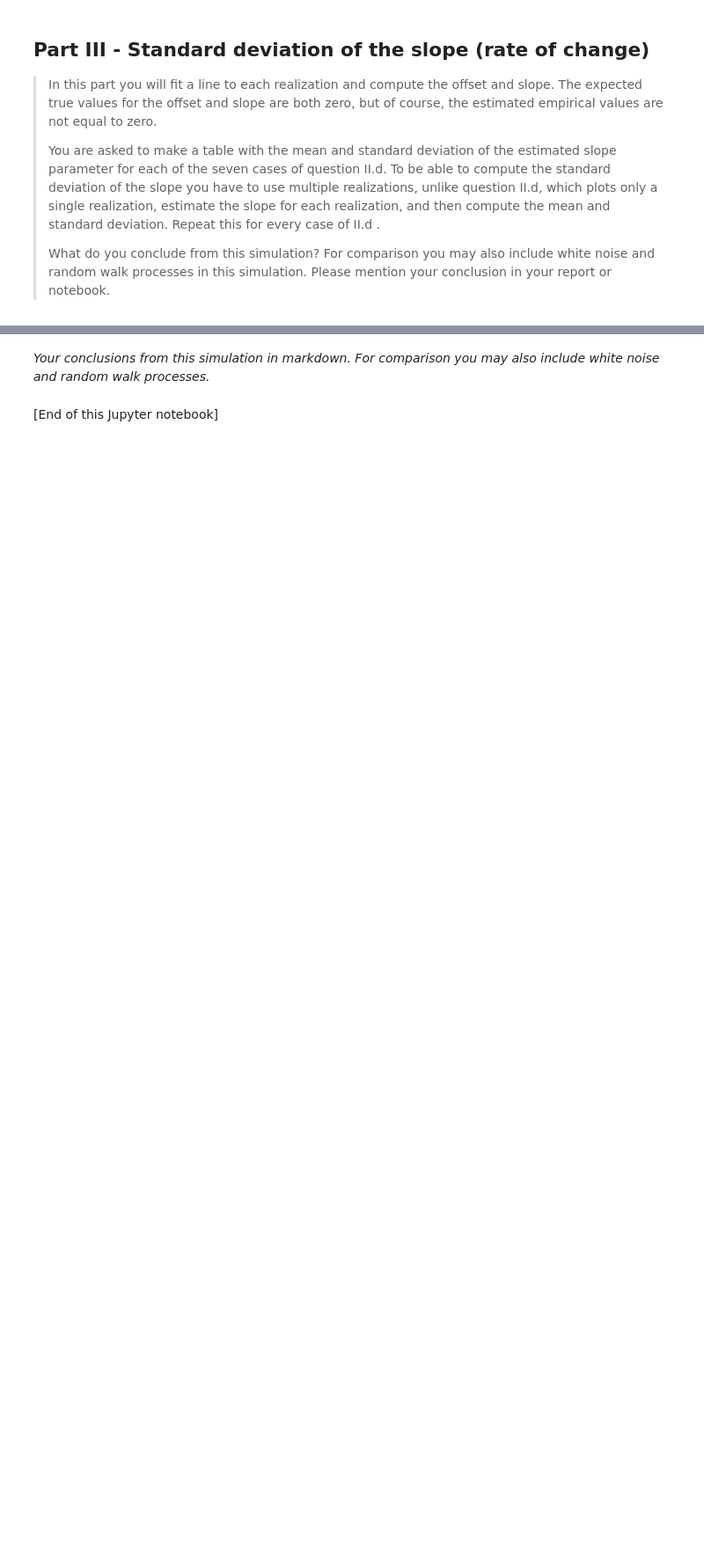
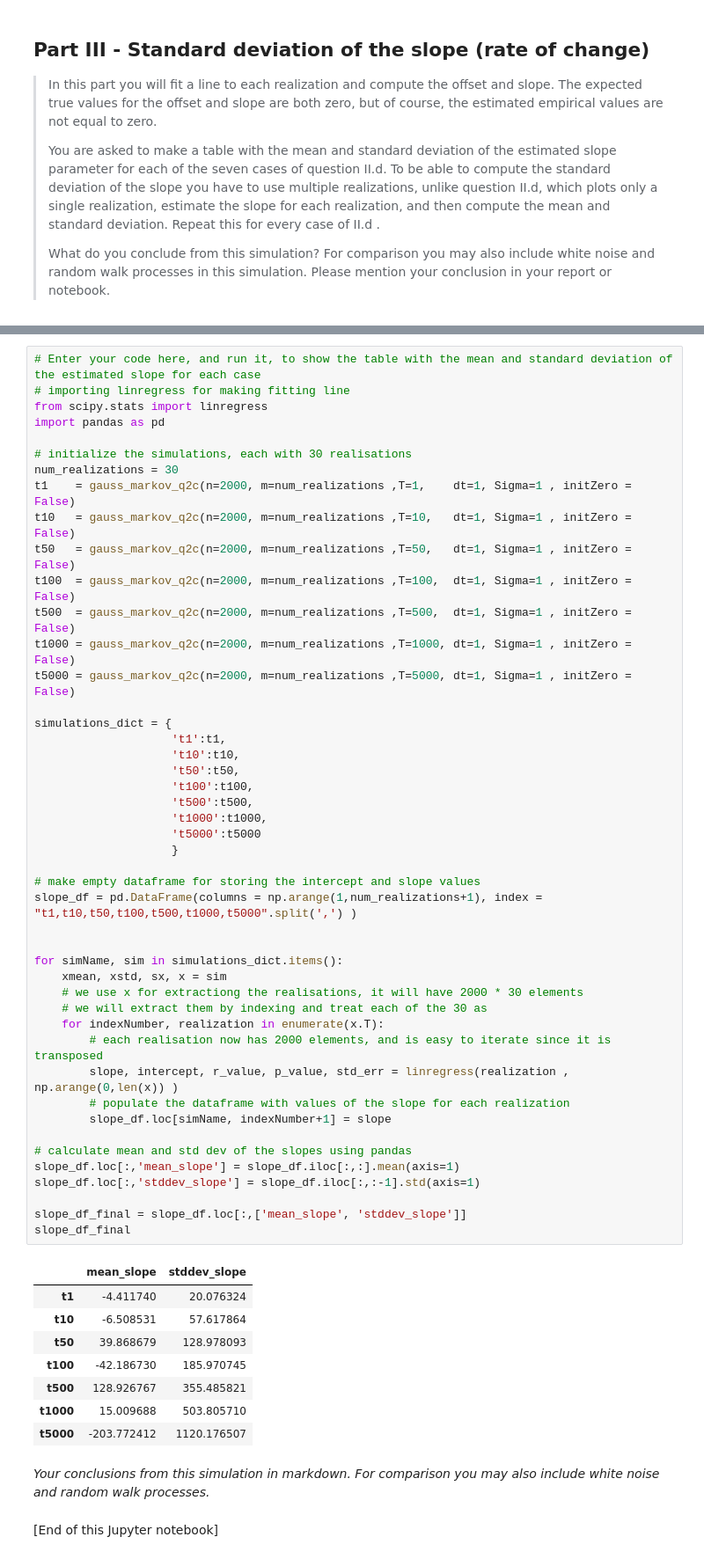
Before and after one commit to pratyush1611/CIE4604_Assignments, a Jupyter notebook: Assignment1/Assignment1.ipynb, the cells around one changed output, grey strips where cells are left out. Shown: that part at 88% size. Drawn from its saved outputs; the diff is of its cells as text; blank space fills up the shorter version.

Commit message:
finished making table for qn part 3

```diff
--- a/Assignment1/Assignment1.ipynb
+++ b/Assignment1/Assignment1.ipynb
@@ -442,3 +437,58 @@ plt.show()
+# %%
+# Enter your code here, and run it, to show the table with the mean and standard deviation of the estimated slope for each case
+# importing linregress for making fitting line
+from scipy.stats import linregress
+import pandas as pd
+
+# initialize the simulations, each with 30 realisations
+num_realizations = 30
+t1    = gauss_markov_q2c(n=2000, m=num_realizations ,T=1,    dt=1, Sigma=1 , initZero = False)
+t10   = gauss_markov_q2c(n=2000, m=num_realizations ,T=10,   dt=1, Sigma=1 , initZero = False)
+t50   = gauss_markov_q2c(n=2000, m=num_realizations ,T=50,   dt=1, Sigma=1 , initZero = False)
+t100  = gauss_markov_q2c(n=2000, m=num_realizations ,T=100,  dt=1, Sigma=1 , initZero = False)
+t500  = gauss_markov_q2c(n=2000, m=num_realizations ,T=500,  dt=1, Sigma=1 , initZero = False)
+t1000 = gauss_markov_q2c(n=2000, m=num_realizations ,T=1000, dt=1, Sigma=1 , initZero = False)
+t5000 = gauss_markov_q2c(n=2000, m=num_realizations ,T=5000, dt=1, Sigma=1 , initZero = False)
+
+simulations_dict = {
+                    't1':t1,
+                    't10':t10,
+                    't50':t50,
+                    't100':t100,
+                    't500':t500,
+                    't1000':t1000,
+                    't5000':t5000
+                    }
+
+# make empty dataframe for storing the intercept and slope values
+slope_df = pd.DataFrame(columns = np.arange(1,num_realizations+1), index = "t1,t10,t50,t100,t500,t1000,t5000".split(',') )
+
+
+for simName, sim in simulations_dict.items():
+    xmean, xstd, sx, x = sim
+    # we use x for extractiong the realisations, it will have 2000 * 30 elements
+    # we will extract them by indexing and treat each of the 30 as
+    for indexNumber, realization in enumerate(x.T):
+        # each realisation now has 2000 elements, and is easy to iterate since it is transposed
+        slope, intercept, r_value, p_value, std_err = linregress(realization , np.arange(0,len(x)) )
+        # populate the dataframe with values of the slope for each realization
+        slope_df.loc[simName, indexNumber+1] = slope
+
+# calculate mean and std dev of the slopes using pandas
+slope_df.loc[:,'mean_slope'] = slope_df.iloc[:,:].mean(axis=1)
+slope_df.loc[:,'stddev_slope'] = slope_df.iloc[:,:-1].std(axis=1)
+
+slope_df_final = slope_df.loc[:,['mean_slope', 'stddev_slope']]
+slope_df_final
+# %% [output]
+|  | mean_slope | stddev_slope |
+| t1 | -4.411740 | 20.076324 |
+| t10 | -6.508531 | 57.617864 |
+| t50 | 39.868679 | 128.978093 |
+| t100 | -42.186730 | 185.970745 |
+| t500 | 128.926767 | 355.485821 |
+| t1000 | 15.009688 | 503.805710 |
+| t5000 | -203.772412 | 1120.176507 |
 # %% [markdown]
 *Your conclusions from this simulation in markdown. For comparison you may also include white noise and random walk processes.*
 # %% [markdown]
```
Also changed, not shown: parts of 2 cells of this notebook.
